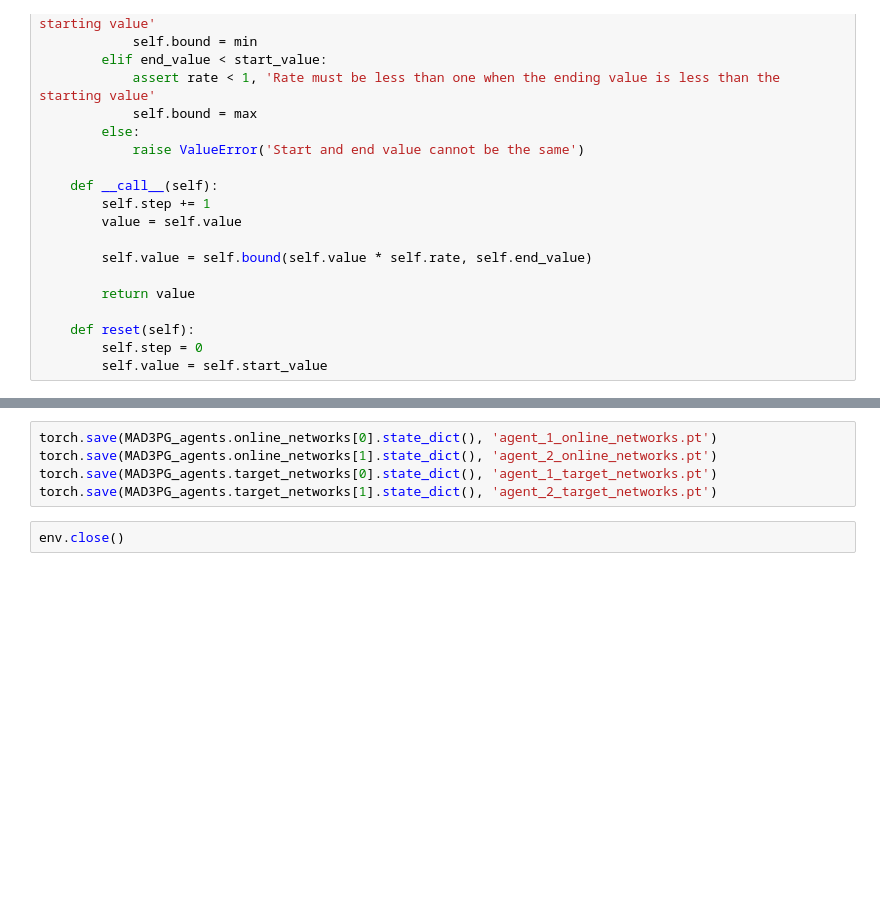
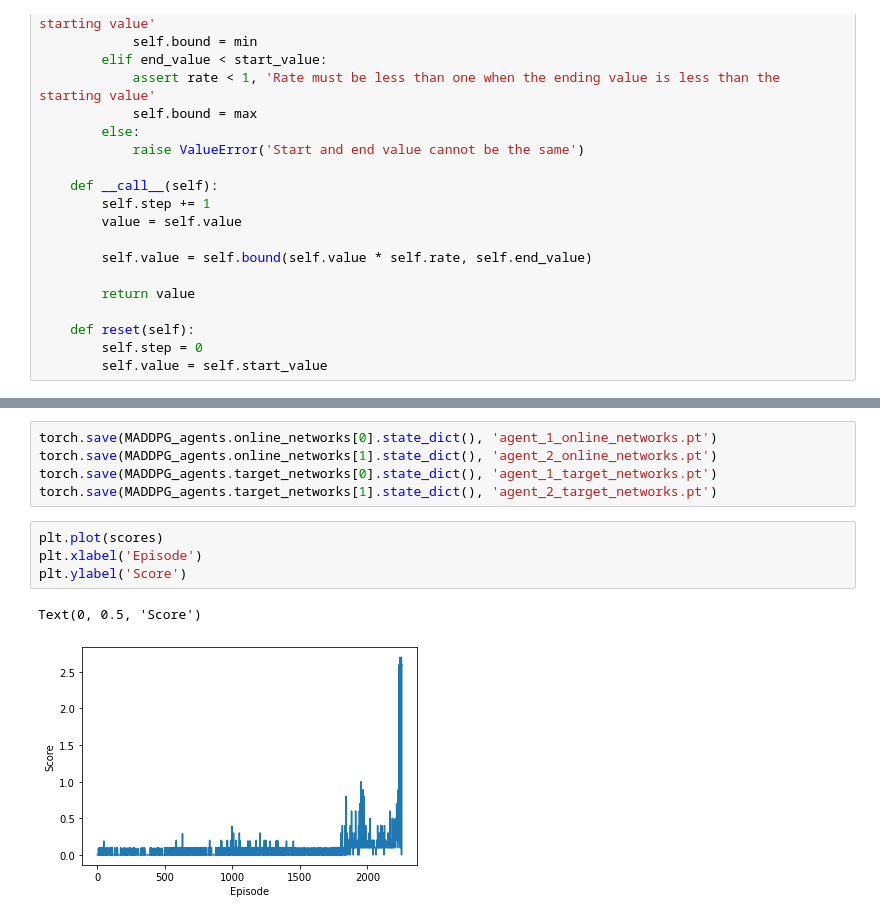
Before and after one commit to gray-li/maddpg, a Jupyter notebook: Tennis.ipynb, the cells around one changed output, grey strips where cells are left out. Drawn from its saved outputs; the diff is of its cells as text; blank space fills up the shorter version.

```diff
--- a/Tennis.ipynb
+++ b/Tennis.ipynb
@@ -220,7 +230,12 @@ KeyboardInterrupt:
 # %%
-torch.save(MAD3PG_agents.online_networks[0].state_dict(), 'agent_1_online_networks.pt')
-torch.save(MAD3PG_agents.online_networks[1].state_dict(), 'agent_2_online_networks.pt')
-torch.save(MAD3PG_agents.target_networks[0].state_dict(), 'agent_1_target_networks.pt')
-torch.save(MAD3PG_agents.target_networks[1].state_dict(), 'agent_2_target_networks.pt')
+torch.save(MADDPG_agents.online_networks[0].state_dict(), 'agent_1_online_networks.pt')
+torch.save(MADDPG_agents.online_networks[1].state_dict(), 'agent_2_online_networks.pt')
+torch.save(MADDPG_agents.target_networks[0].state_dict(), 'agent_1_target_networks.pt')
+torch.save(MADDPG_agents.target_networks[1].state_dict(), 'agent_2_target_networks.pt')
-# %%
-env.close()
+# %%
+plt.plot(scores)
+plt.xlabel('Episode')
+plt.ylabel('Score')
+# %% [output]
+Text(0, 0.5, 'Score')
+[figure, added]
```
Also changed, not shown: parts of 1 cell of this notebook, 4 other files.
